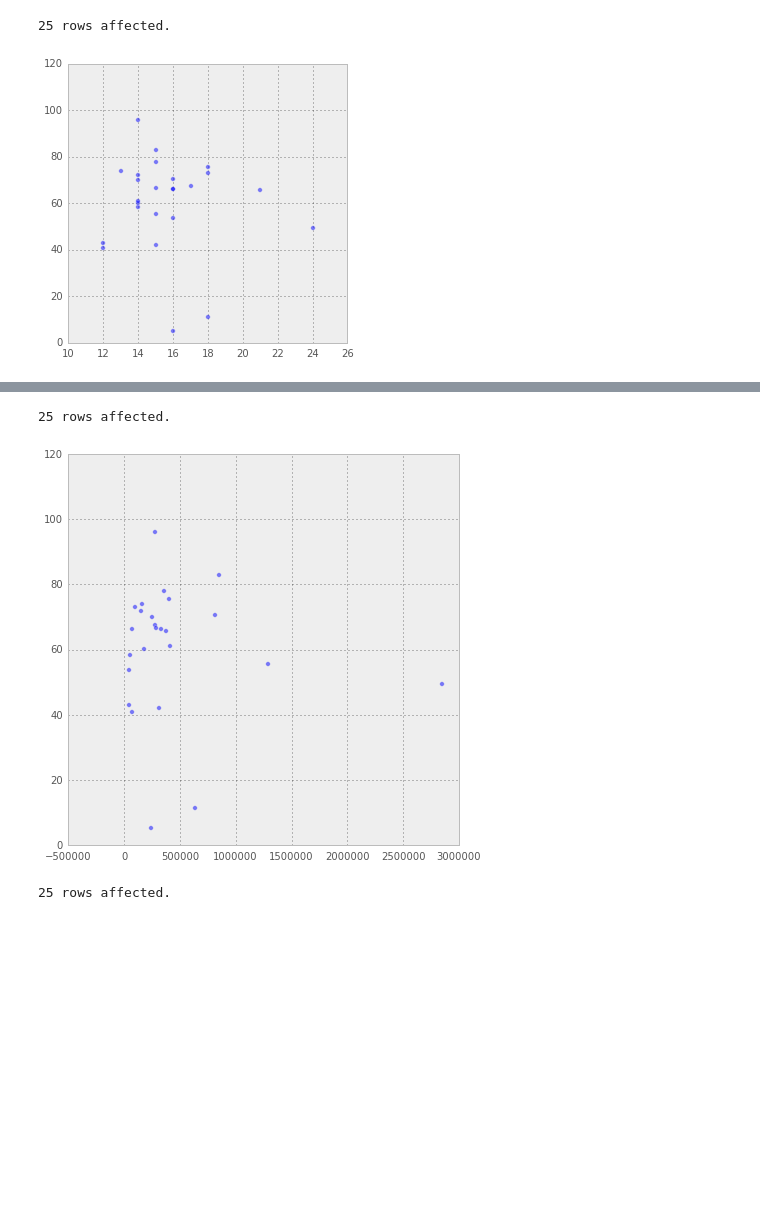
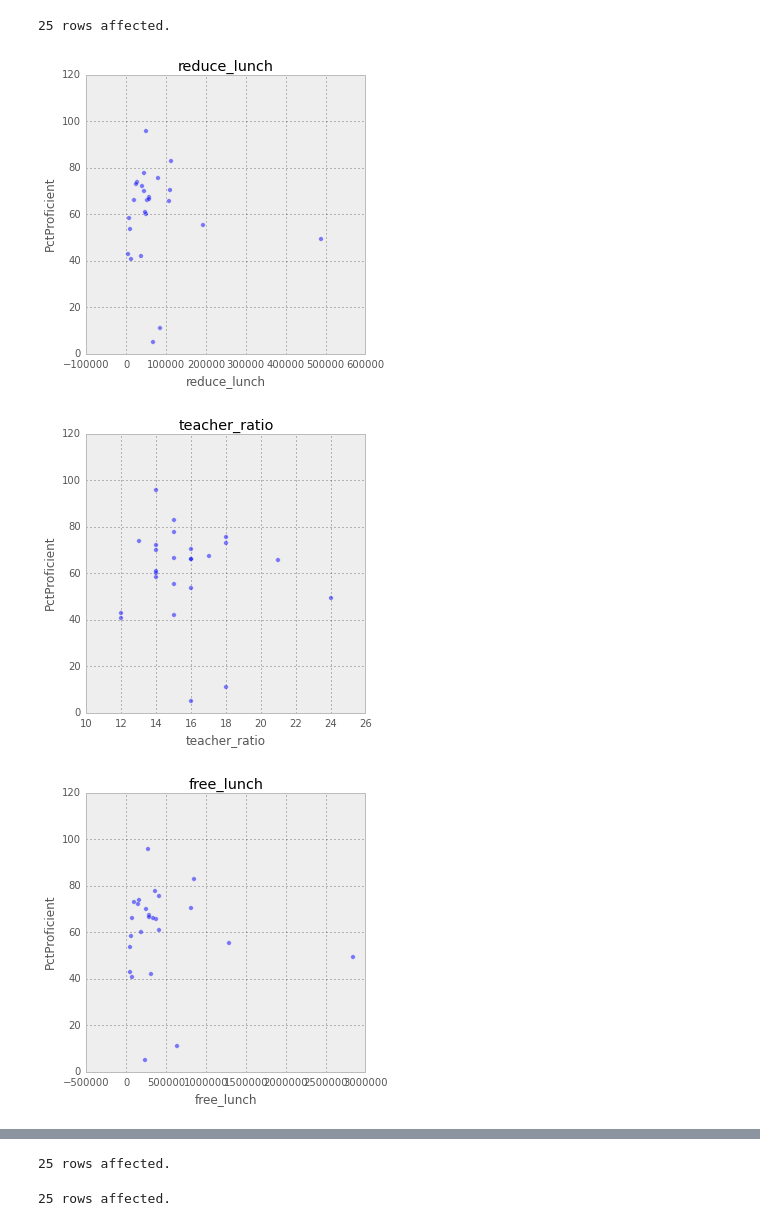
Before and after one commit to ameliachu/usElementaryRLAscores, a Jupyter notebook: Final_Project_Clean_1202.ipynb, the cells around one changed output, grey strips where cells are left out. Saved outputs shown, nothing was run; the diff lists cells and outputs as text; code cells hidden in the pictures; blank space fills up the shorter version.

Commit message:
using for loop to create plots
Took out individual codes for plotting pctprof

```diff
--- a/Final_Project_Clean_1202.ipynb
+++ b/Final_Project_Clean_1202.ipynb
@@ -264,8 +275,18 @@ FROM stateinfo ST inner join school S on upper(S.state) = upper(ST.name) \
 GROUP BY ST.name \
 # %% [output]
 25 rows affected.
-# %%
-plt.scatter(teacher_ratio, pctprof, alpha=0.5)
-plt.show()
-# %% [output]
-[figure, removed]
+# %%
+varlist = [reduce_lunch, teacher_ratio, free_lunch, number_of_schools, total_students, total_Native, total_Asian, total_Black, total_Hisp, total_TwoPlus, total_White, total_teachers, total_Female, total_male]
+titles = ["reduce_lunch", "teacher_ratio", "free_lunch", "number_of_schools", "total_students", "total_Native", "total_Asian", "total_Black", "total_Hisp", "total_TwoPlus", "total_White", "total_teachers", "total_Female","total_Male"]
+
+for i in varlist:
+    plt.scatter(i, pctprof, alpha=0.5)
+    plt.title(titles[varlist.index(i)])
+    plt.xlabel(titles[varlist.index(i)])
+    plt.ylabel("PctProficient")
+    plt.show()
+    # Produce an image. fig.savefig("lineplot" + str(i) + ".png")
+# %% [output]
+[figure, added]
+[figure, added]
+[figure, added]
@@ -276,11 +308,6 @@ FROM stateinfo ST inner join school S on upper(S.state) = upper(ST.name) \
 GROUP BY ST.name \
 # %% [output]
 25 rows affected.
-# %%
-plt.scatter(free_lunch, pctprof, alpha=0.5)
-plt.show()
-# %% [output]
-[figure, removed]
 # %%
 reduce_lunch = %%sql \
 SELECT ST.reducelunch \
```
Also changed, not shown: parts of 17 cells of this notebook.
